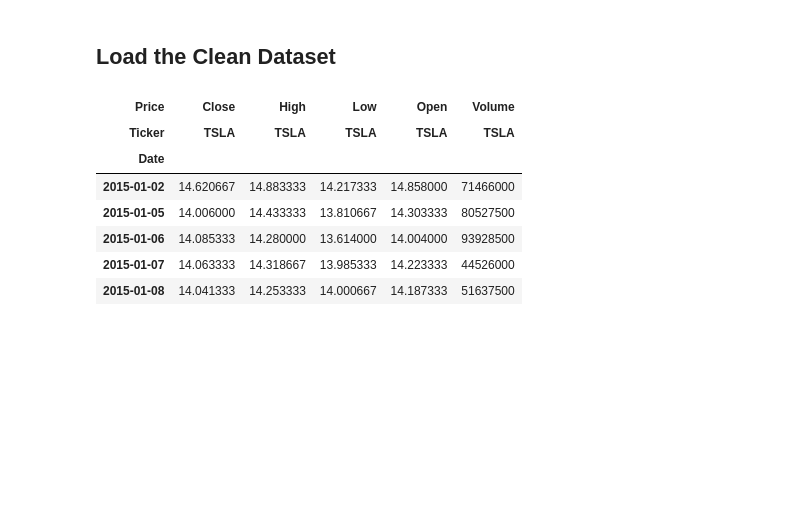
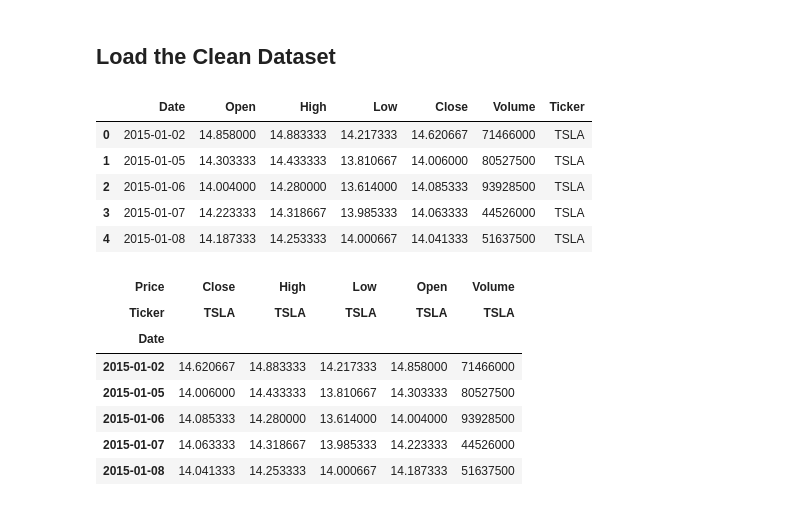
Before and after one commit to hawaebrahimhamid-png/portfolio-optimization, a Jupyter notebook: notebooks/task1_eda.ipynb, the cells around one changed output. Saved outputs shown, nothing was run; the diff lists cells and outputs as text; code cells hidden in the pictures; blank space fills up the shorter version.

```diff
--- a/notebooks/task1_eda.ipynb
+++ b/notebooks/task1_eda.ipynb
@@ -16,3 +24,17 @@ from src.data_loader import load_stock_data
+# %%
+from src.config import PROCESSED_DATA
+from src.data_loader import load_processed_data
+
+df = load_processed_data(PROCESSED_DATA / "combined_data.csv")
+
+df.head()
+# %% [output]
+|  | Date | Open | High | Low | Close | Volume | Ticker |
+| 0 | 2015-01-02 | 14.858000 | 14.883333 | 14.217333 | 14.620667 | 71466000 | TSLA |
+| 1 | 2015-01-05 | 14.303333 | 14.433333 | 13.810667 | 14.006000 | 80527500 | TSLA |
+| 2 | 2015-01-06 | 14.004000 | 14.280000 | 13.614000 | 14.085333 | 93928500 | TSLA |
+| 3 | 2015-01-07 | 14.223333 | 14.318667 | 13.985333 | 14.063333 | 44526000 | TSLA |
+| 4 | 2015-01-08 | 14.187333 | 14.253333 | 14.000667 | 14.041333 | 51637500 | TSLA |
 # %%
 tesla.head()
 # %% [output]
```
Also changed, not shown: parts of 11 cells of this notebook, 5 other files.
